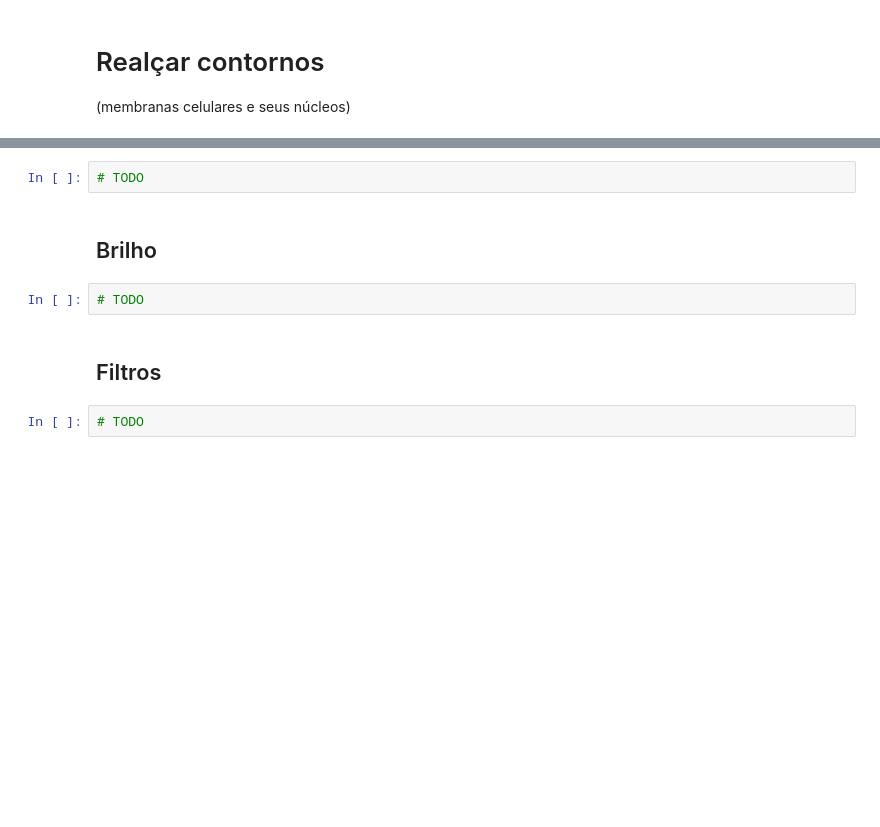
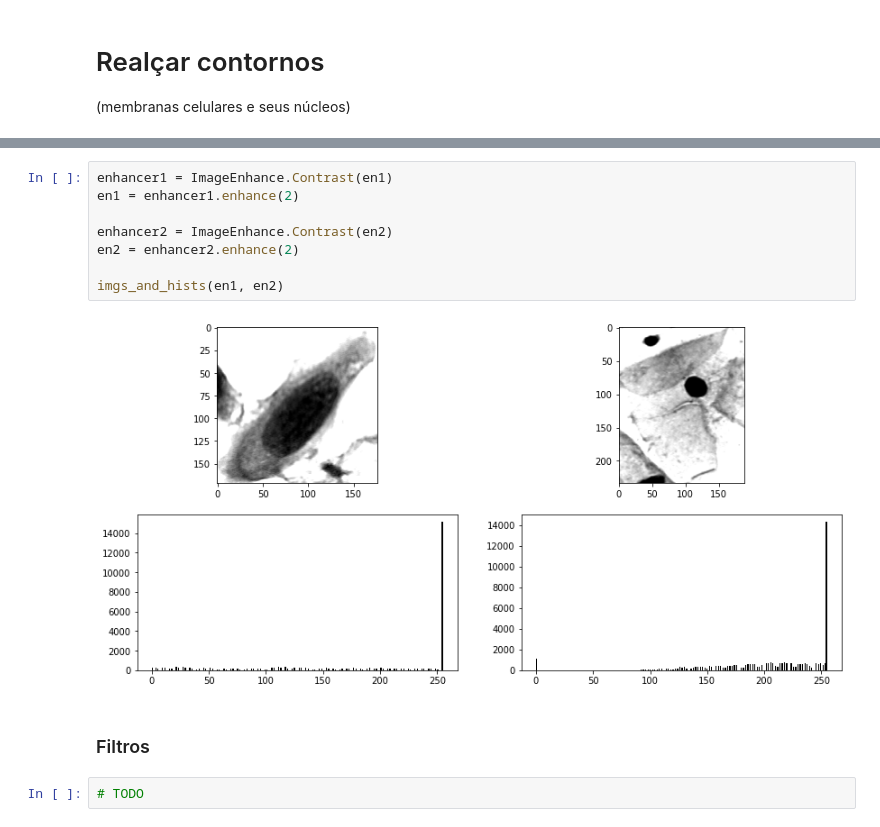
Before and after one commit to Vinicius-ufsc/informatica_medica, a Jupyter notebook: entrega2/TB2_info_medica.ipynb, the cells around one changed output, grey strips where cells are left out. Cells and saved outputs as stored; diff of their text form; blank space fills up the shorter version.

```diff
--- a/entrega2/TB2_info_medica.ipynb
+++ b/entrega2/TB2_info_medica.ipynb
@@ -41,11 +76,15 @@ plt.imshow(img2_bw, cmap="gray")
-# %%
-# TODO
+# %%
+enhancer1 = ImageEnhance.Contrast(en1)
+en1 = enhancer1.enhance(2)
+
+enhancer2 = ImageEnhance.Contrast(en2)
+en2 = enhancer2.enhance(2)
+
+imgs_and_hists(en1, en2)
+# %% [output]
+[figure, added]
 # %% [markdown]
-## Brilho
+### Filtros
-# %%
-# TODO
-# %% [markdown]
-## Filtros
 # %%
 # TODO
 # %% [markdown]
```
Also changed, not shown: parts of 8 cells of this notebook.
